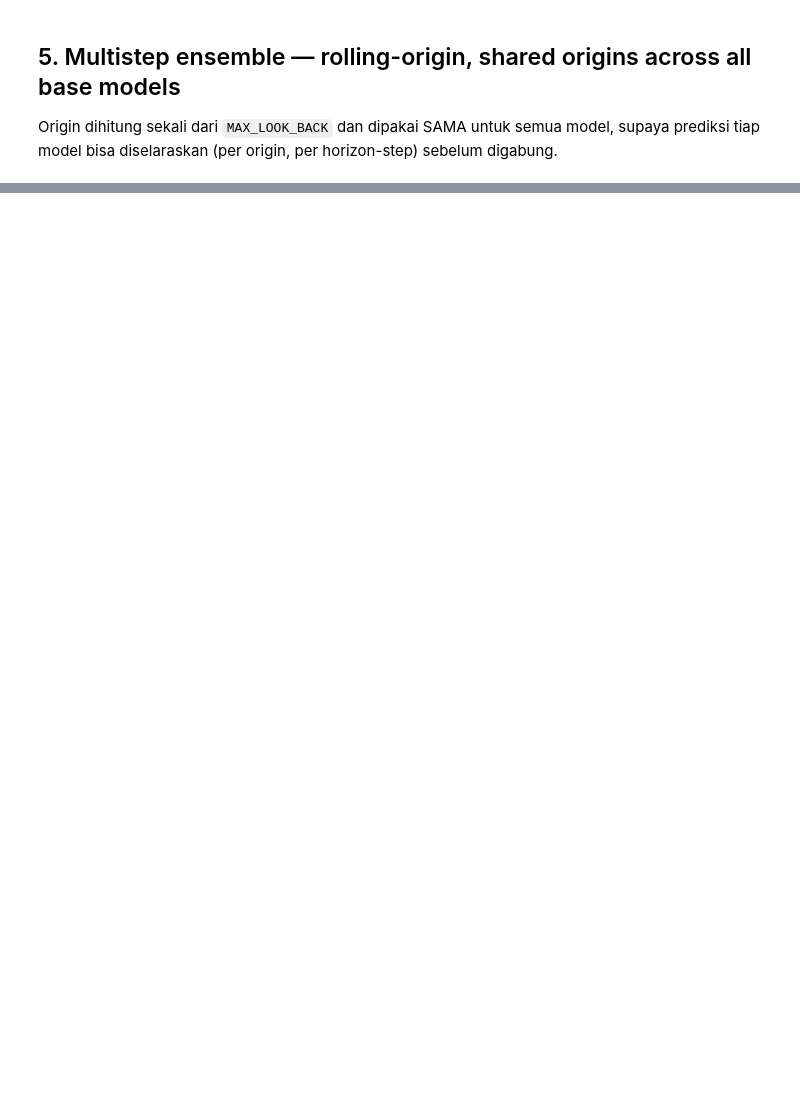
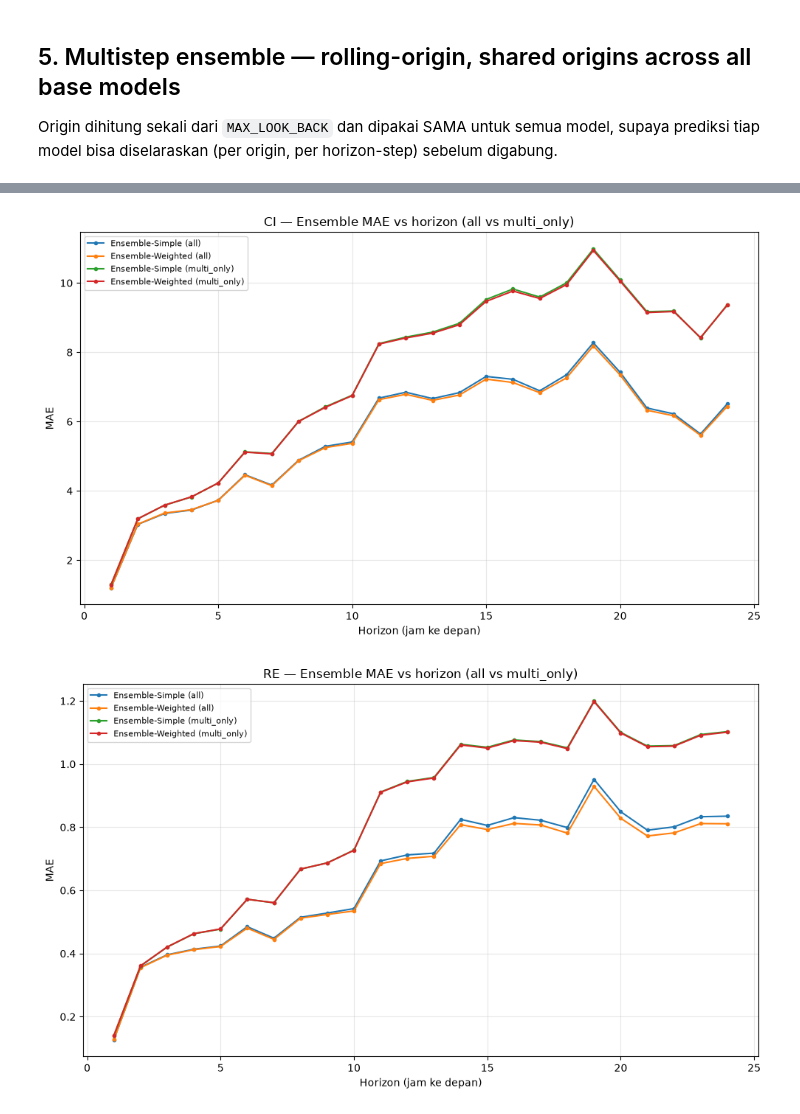
Before and after one commit to JustDannn/CarbonIntensityResearch, a Jupyter notebook: notebooks/09_dani_ensemble.ipynb, the cells around one changed output, grey strips where cells are left out. Drawn from its saved outputs; the diff is of its cells as text; code cells hidden in the pictures; blank space fills up the shorter version.

```diff
--- a/notebooks/09_dani_ensemble.ipynb
+++ b/notebooks/09_dani_ensemble.ipynb
@@ -549,19 +699,31 @@ display(ensemble_horizon_summary.head(10))
 # %%
+# Fokus perbandingan: "all" (8 model, termasuk univariate) vs "multi_only" (rekomendasi, CI+RE
+# selalu dipakai bersama sebagai input) - untuk kedua strategi (Simple, Weighted).
+compare_labels = [
+    "Ensemble-Simple (all)", "Ensemble-Weighted (all)",
+    "Ensemble-Simple (multi_only)", "Ensemble-Weighted (multi_only)",
+]
+
 for target_name in ["CI", "RE"]:
     fig, ax = plt.subplots(figsize=(10, 6))
-    for tag in ["Ensemble-Simple", "Ensemble-Weighted"]:
+    for label in compare_labels:
         subset = ensemble_horizon_summary[
-            (ensemble_horizon_summary["Ensemble"] == tag) & (ensemble_horizon_summary["Target"] == target_name)
+            (ensemble_horizon_summary["Ensemble"] == label) & (ensemble_horizon_summary["Target"] == target_name)
         ].sort_values("Horizon")
-        ax.plot(subset["Horizon"], subset["MAE_at_horizon"], label=tag, marker="o", markersize=3)
+        if len(subset) == 0:
+            continue
+        ax.plot(subset["Horizon"], subset["MAE_at_horizon"], label=label, marker="o", markersize=3)
 
     ax.set_xlabel("Horizon (jam ke depan)")
     ax.set_ylabel("MAE")
-    ax.set_title(f"{target_name} — Ensemble MAE vs horizon")
-    ax.legend()
+    ax.set_title(f"{target_name} — Ensemble MAE vs horizon (all vs multi_only)")
+    ax.legend(fontsize=8)
     ax.grid(True, alpha=0.3)
     plt.tight_layout()
     plt.show()
+# %% [output]
+[figure, added]
+[figure, added]
 # %%
 plot_index = common_test_index
 
```
Also changed, not shown: parts of 17 cells of this notebook, 35 other files.
